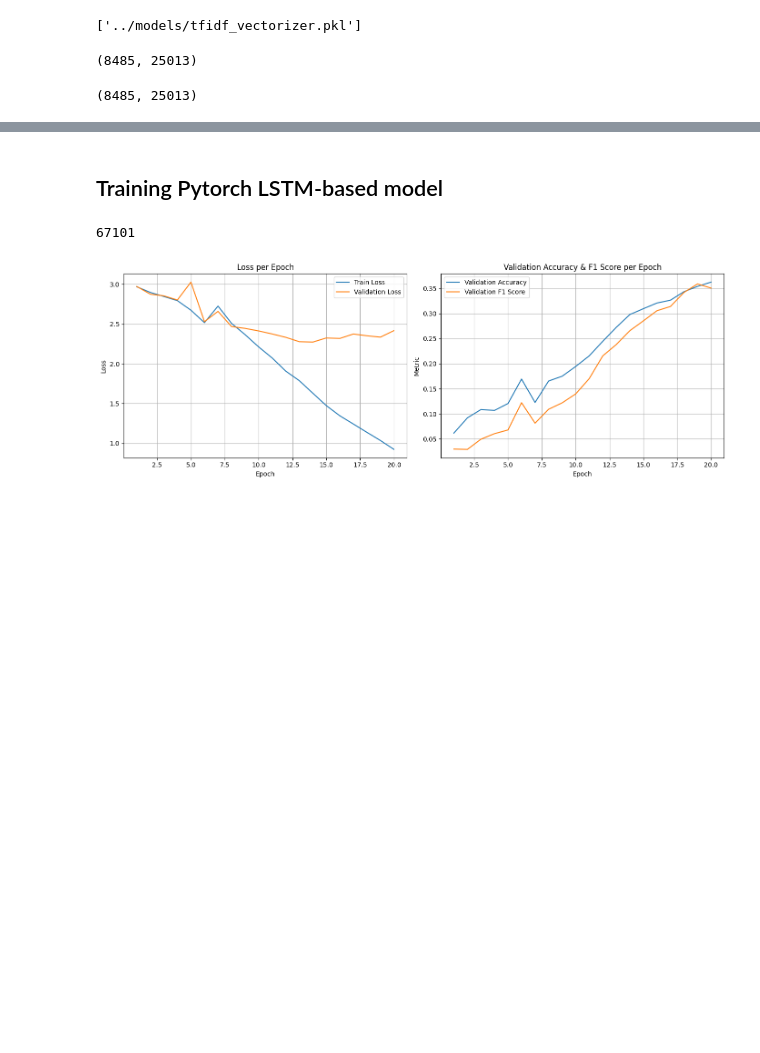
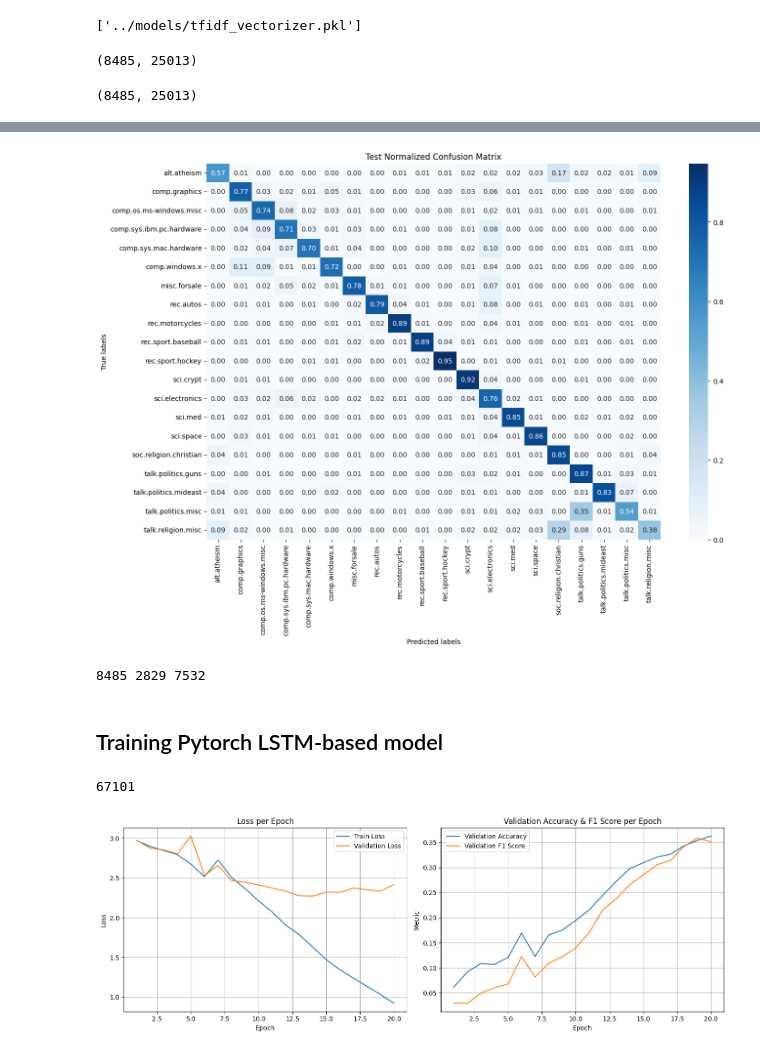
Before and after one commit to ikekee/twenty_newsgroups_classification_test_task, a Jupyter notebook: notebooks/model_training_experiments.ipynb, the cells around one changed output, grey strips where cells are left out. Drawn from its saved outputs; the diff is of its cells as text; code cells hidden in the pictures; blank space fills up the shorter version.

```diff
--- a/notebooks/model_training_experiments.ipynb
+++ b/notebooks/model_training_experiments.ipynb
@@ -382,3 +422,19 @@ Test accuracy: 0.7580, Test macro f1: 0.7488
+# %%
+cm = confusion_matrix(all_labels, all_preds, normalize="true")
+
+plt.figure(figsize=(15, 10))
+sns.heatmap(cm, annot=True, fmt='.2f', cmap='Blues',
+            xticklabels=train_val_split.target_names, yticklabels=train_val_split.target_names)
+plt.xlabel('Predicted labels')
+plt.ylabel('True labels')
+plt.title('Test Normalized Confusion Matrix')
+plt.show()
+# %% [output]
+[figure, added]
+# %%
+print(len(train_dataset), len(val_dataset), len(test_dataset))
+# %% [output]
+8485 2829 7532
 # %% [markdown]
 ## Training Pytorch LSTM-based model
 # %%
```
Also changed, not shown: parts of 10 cells of this notebook, 3 other files.
